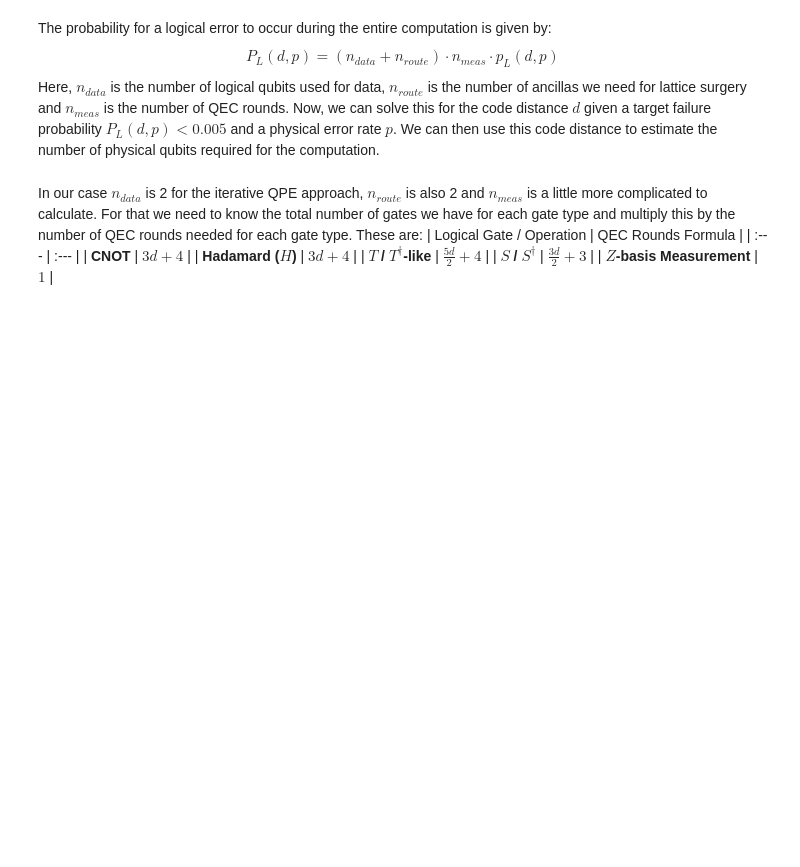
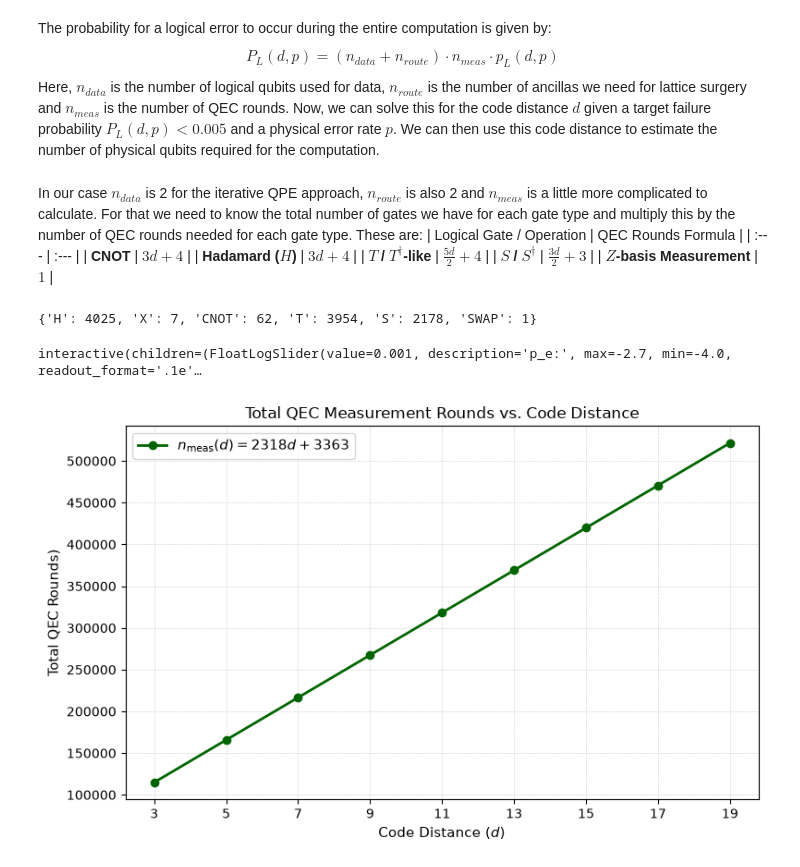
Before and after one commit to Mluonium/chem-compilation-to-qec-paper, a Jupyter notebook: resource_estimation.ipynb, the cells around one changed output. Drawn from its saved outputs; the diff is of its cells as text; code cells hidden in the pictures; blank space fills up the shorter version.

Commit message:
Take gate counts from own simulation, add more plots

```diff
--- a/resource_estimation.ipynb
+++ b/resource_estimation.ipynb
@@ -26,6 +26,9 @@ These are:
 | **$S$ / $S^\dagger$** | $\frac{3d}{2} + 3$ |
 | **$Z$-basis Measurement** | $1$ |
 # %%
+
+from generate_qpe import decompose_qpe_with_gridsynth
+from generate_qpe import generate_qpe_circuit
 import ipywidgets as widgets
 from ipywidgets import interact
 import matplotlib.pyplot as plt
@@ -40,7 +43,7 @@ target_error = 0.005
 
 
 gate_cost = {
-    'CX': (3, 4),
+    'CNOT': (3, 4),
     'H': (3, 4),
     'T': (2.5, 4),
     'S': (1.5, 3),
@@ -48,22 +51,15 @@ gate_cost = {
 }
 
 # test circuit
-qc = QubitCircuit(4)
+qc=generate_qpe_circuit()
+qc_gridsynth=decompose_qpe_with_gridsynth(qc,bits=33)
 
-qc.add_gate("CX", controls=0, targets=1)
-qc.add_gate("H", targets=1)
-qc.add_gate("T", targets=2)
-qc.add_gate("S", targets=3)
-qc.add_gate("M", targets=[0])
-
-gate_numbers = dict(Counter(gate.name for gate in qc.gates))
-
+gate_numbers = dict(Counter(gate.name for gate in qc_gridsynth.gates))
+print(gate_numbers)
 def n_meas(distance):
     return sum([
         gate_count * (distance * gate_cost[gate][0] + gate_cost[gate][1])
-        for gate, count in gate_numbers.items()
-        for gate, gate_count in [(gate, count)]
-    ])
+        for gate, gate_count in gate_numbers.items() if gate in gate_cost])
 
 
 def prob_logical_error(distance, p_e):
@@ -117,3 +113,30 @@ def plot_logical_error(p_e):
 
     plt.tight_layout()
     plt.show()
+# %% [output]
+{'H': 4025, 'X': 7, 'CNOT': 62, 'T': 3954, 'S': 2178, 'SWAP': 1}
+interactive(children=(FloatLogSlider(value=0.001, description='p_e:', max=-2.7, min=-4.0, readout_format='.1e'…
+# %%
+plt.figure(figsize=(8, 5))
+distances = np.arange(3, 21, 2)
+rounds = [n_meas(d) for d in distances]
+plt.plot(
+    distances,
+    rounds,
+    'o-',
+    color='darkgreen',
+    linewidth=2,
+    label=r'$n_{\mathrm{meas}}(d) = 2318d + 3363$',
+)
+
+plt.xticks(distances)
+plt.xlabel('Code Distance ($d$)', fontsize=11)
+plt.ylabel('Total QEC Rounds)', fontsize=11)
+plt.title('Total QEC Measurement Rounds vs. Code Distance', fontsize=12)
+plt.grid(True, linestyle='--', alpha=0.5)
+plt.legend(fontsize=11)
+
+plt.tight_layout()
+plt.show()
+# %% [output]
+[figure, added]
```
Also changed, not shown: parts of 7 cells of this notebook, 1 other file.
